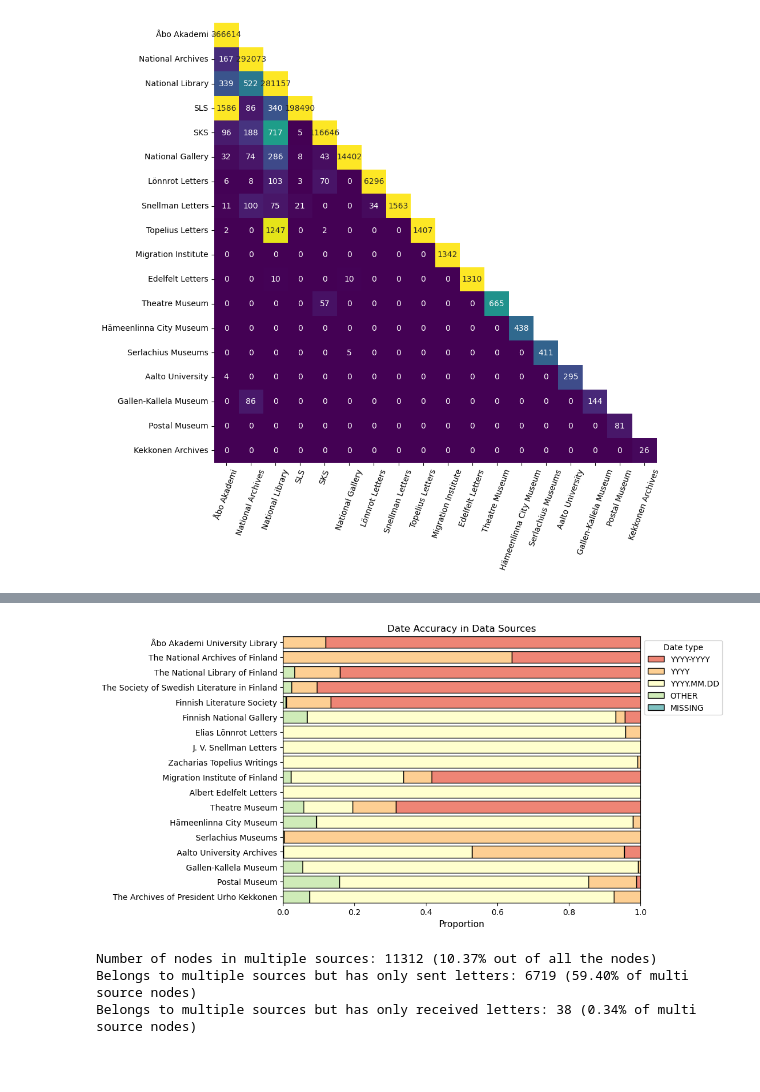
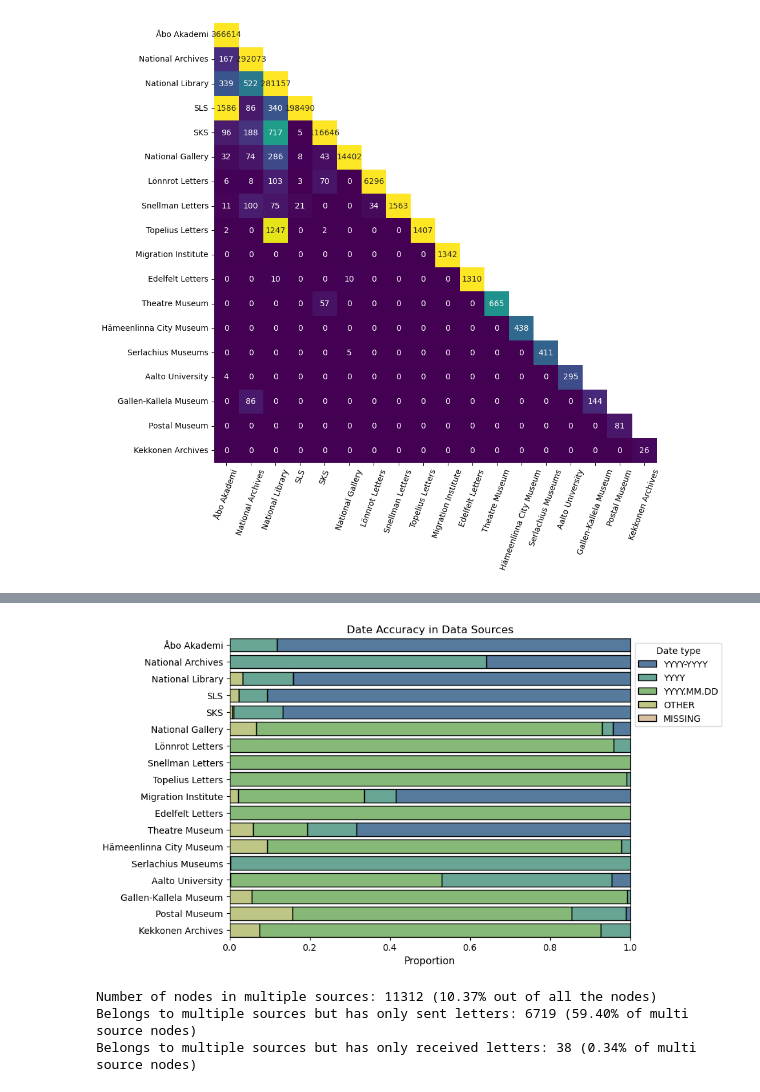
Before and after one commit to SemanticComputing/coco-about-data, a Jupyter notebook: scripts/metadata_analysis.ipynb, the cells around one changed output, grey strips where cells are left out. Cells and saved outputs as stored; diff of their text form; code cells hidden in the pictures; blank space fills up the shorter version.

```diff
--- a/scripts/metadata_analysis.ipynb
+++ b/scripts/metadata_analysis.ipynb
@@ -38,6 +38,7 @@ EVENT = "evt" # id for the edge
 # Node (actor) metadata fields
 NODE = "person" # node id
 NUM_SOURCES = "len_sources" # number of KEYs
+KEYS = "sources"
 # %%
 # Short labels for data sources in KEY
 short_sources = {'Åbo Akademi University Library':'Åbo Akademi',
@@ -54,6 +55,7 @@ short_sources = {'Åbo Akademi University Library':'Åbo Akademi',
  'Zacharias Topelius Writings':'Topelius Letters',
  'Gallen-Kallela Museum':'Gallen-Kallela Museum',
  'Migration Institute of Finland':'Migration Institute',
+ 'The Migration Institute of Finland':'Migration Institute',
  'Migration Institute of Finland (Word files)':'Migration Institute',
  'Postal Museum':'Postal Museum',
  'Aalto University Archives': 'Aalto University',
@@ -349,3 +330,17 @@ shape: (5, 23)
 | "http://ldf.fi/coco/provided/p9… | "Isakson, A." | "Person" | 1886 | 1929 | "Vaasa" | ["politician", "journalist"] | null | 5 | 0 | ... |
 | "http://ldf.fi/coco/provided/p2… | "Suomalais-Virolaiselle liitto" | "Organization" | null | null | null | null | null | 0 | 1 | ... |
 | "http://ldf.fi/coco/provided/p1… | "Brunou, Gustaf Adolf" | "Person" | 1779 | 1833 | null | null | null | 2 | 0 | ... |
+# %%
+df_numbers = df_edges.group_by("datasource").n_unique()[["datasource", "evt"]]
+df_numbers = df_numbers.rename({"evt":"Letters"})
+df_numbers = df_numbers.with_columns(
+    short_sources=pl.col("datasource").replace_strict(short_sources)
+)
+actor_counts = {"datasource":[], "Actors":[]}
+for s in df_numbers["datasource"]:
+    actor_counts["datasource"].append(s)
+    actor_counts["Actors"].append(df_nodes.filter(pl.col(KEYS).list.contains(s)).shape[0])
+df_actor_counts = pl.from_dict(actor_counts)
+
+df_numbers = df_numbers.join(df_actor_counts, on="datasource").sort(by="Letters", descending=True)
+df_numbers
@@ -668,5 +704,5 @@ def plot_network_growth(df_edges, nodelist):
 # %%
-def date_accuracy(df_letters, order=None, hue_order=None, title=""):
+def date_accuracy(df_letters, order=None, hue_order=None, title="", key=KEY, save_file=None):
     # Stacked histogram of date accuracies in LetterSampo Finland
     """
     df_edges (pl.DataFrame):    edge data frame
@@ -680,15 +716,15 @@ def date_accuracy(df_letters, order=None, hue_order=None, title=""):
     else:
         color_num = len(hue_order)
 
-    df_letters2 = df_letters.select([KEY, TIMETYPE])
+    df_letters2 = df_letters.select([key, TIMETYPE])
 
     df_letters2 = df_letters2.to_pandas()
-    df_letters2[KEY] = pd.Categorical(df_letters2[KEY], order)
+    df_letters2[KEY] = pd.Categorical(df_letters2[key], order)
     ax1 = sns.histplot(
         data=df_letters2,
         y=KEY, hue=TIMETYPE, hue_order=hue_order,
         multiple="fill", stat="proportion",
-        discrete=True, shrink=.8, palette=sns.color_palette("Spectral",color_num)
+        discrete=True, shrink=.8, palette=sns.color_palette("gist_earth",color_num)
     )
     sns.move_legend(ax1, "upper left", bbox_to_anchor=(1, 1))
     ax1.set_xlabel('Proportion', fontsize=11)
@@ -698,4 +734,7 @@ def date_accuracy(df_letters, order=None, hue_order=None, title=""):
     ax1.tick_params(axis='both', which='major', labelsize=10)
     ax1.tick_params(axis='both', which='minor', labelsize=10)
     ax1.grid(False)
+
+    if save_file:
+        fig.savefig(save_file, format='png', bbox_inches = 'tight')
 # %%
@@ -882,7 +1020,7 @@ link_metadata(df_edges, columns, title='Proportion of Letters with Available Met
 # %%
-date_accuracy(df_edges,order=list(df_numbers['datasource']), hue_order=['YYYY-YYYY', 'YYYY', 'YYYY.MM.DD', 'OTHER', 'MISSING'], title="Date Accuracy in Data Sources")
+date_accuracy(df_edges,order=list(df_numbers['short_sources']), hue_order=['YYYY-YYYY', 'YYYY', 'YYYY.MM.DD', 'OTHER', 'MISSING'], title="Date Accuracy in Data Sources", key="short_sources", save_file="../figures/letter_dates.png")
 # %% [output]
-[figure, old version]
+[figure, new version]
 # %%
 G_multi = create_multigraph_from_edges(df_edges)
 # %%
```
Also changed, not shown: parts of 30 cells of this notebook, 7 other files.
